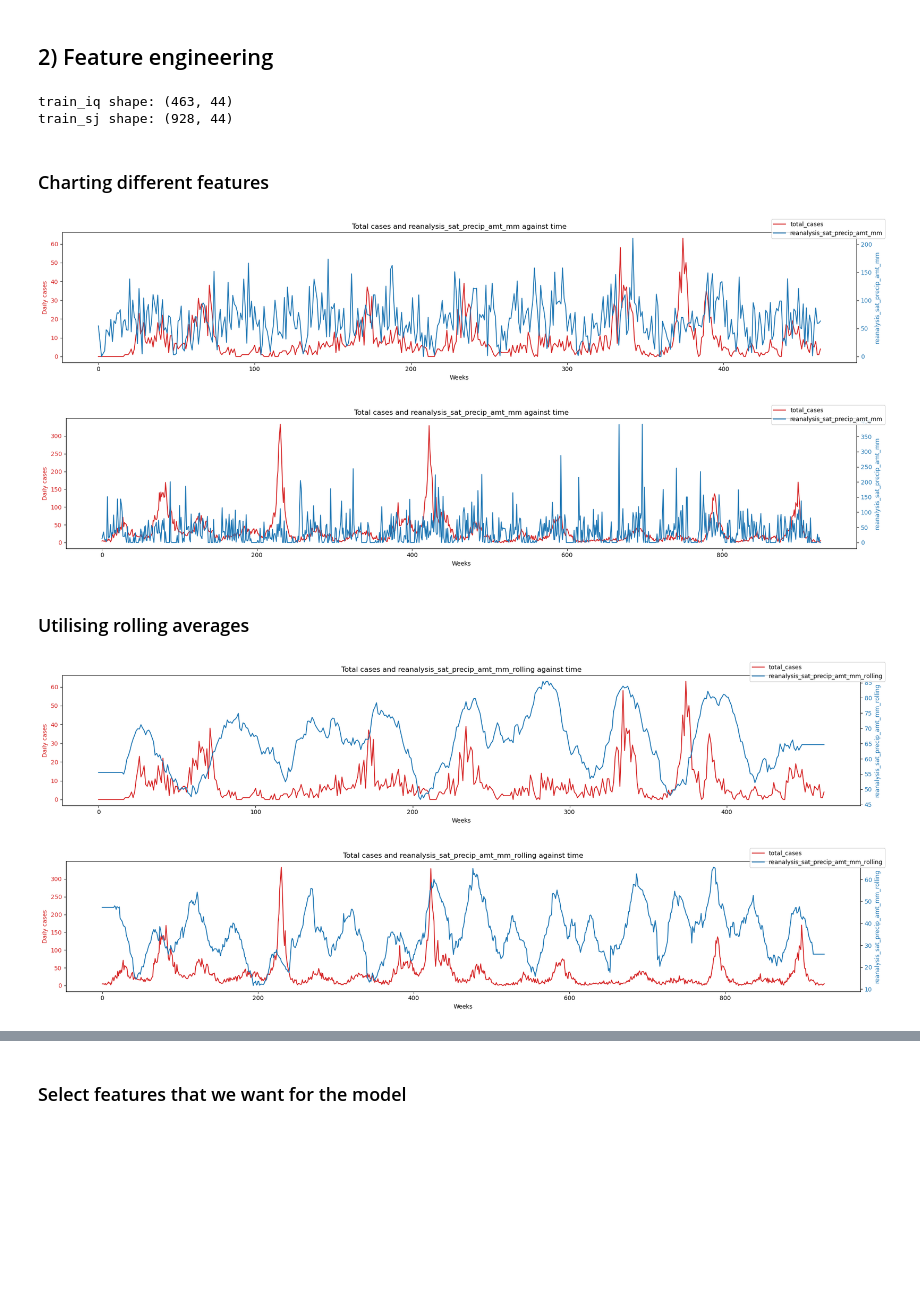
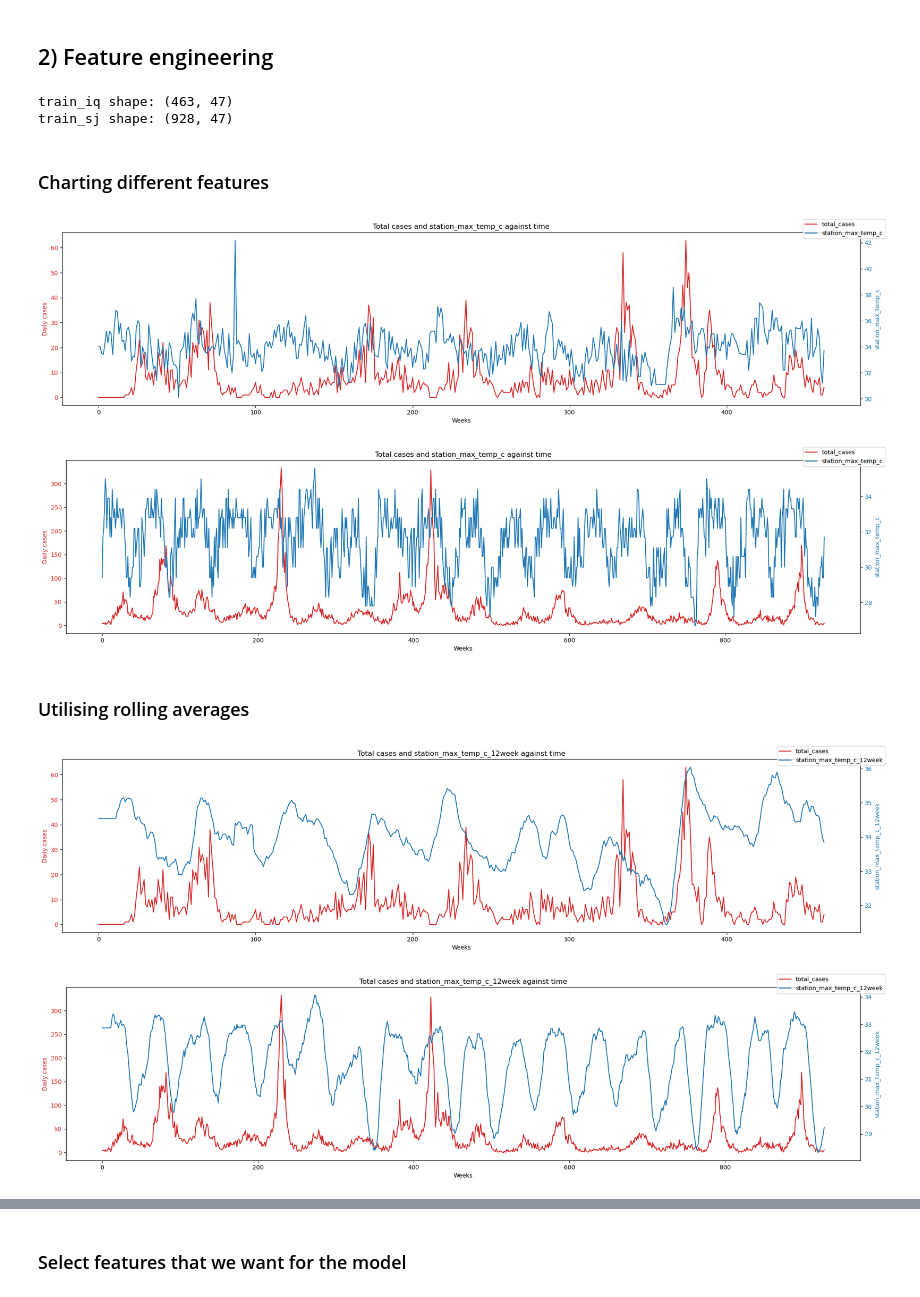
Before and after one commit to chepildev/Compet-DSR-one, a Jupyter notebook: Presentation.ipynb, the cells around one changed output, grey strips where cells are left out. Cells and saved outputs as stored; diff of their text form; code cells hidden in the pictures; blank space fills up the shorter version.

```diff
--- a/Presentation.ipynb
+++ b/Presentation.ipynb
@@ -56,43 +56,43 @@ Xy_sj = fe.cyclical_encode_date(Xy_sj)
 #Xy_sj = fe.shift_features(Xy_sj, periods=1)
 Xy_iq = fe.drop_date(Xy_iq)
 Xy_sj = fe.drop_date(Xy_sj)
-Xy_iq = fe.add_rolling(Xy_iq, 'iq', fillna=True)
-Xy_sj = fe.add_rolling(Xy_sj, 'sj', fillna=True)
+Xy_iq = fe.add_rolling2(Xy_iq, 'iq', fillna=True)
+Xy_sj = fe.add_rolling2(Xy_sj, 'sj', fillna=True)
 
 print(f'train_iq shape: {Xy_iq.shape}')
 print(f'train_sj shape: {Xy_sj.shape}')
 # %% [output]
-train_iq shape: (463, 44)
-train_sj shape: (928, 44)
+train_iq shape: (463, 47)
+train_sj shape: (928, 47)
 # %% [markdown]
 ### Charting different features
 # %%
 data = Xy_iq
 y = Xy_iq['total_cases']
-feature = 'reanalysis_sat_precip_amt_mm'
+feature = 'station_max_temp_c'
 dv.feature_output_chart(data, y, feature, city='iq')
 # %% [output]
-[figure, old version]
+[figure, new version]
 # %%
 data = Xy_sj
 y = Xy_sj['total_cases']
-feature = 'reanalysis_sat_precip_amt_mm'
+feature = 'station_max_temp_c'
 dv.feature_output_chart(data, y, feature, city='sj')
 # %% [output]
-[figure, old version]
+[figure, new version]
 # %% [markdown]
 ### Utilising rolling averages
 # %%
 data = Xy_iq
 y = Xy_iq['total_cases']
-feature = 'reanalysis_sat_precip_amt_mm_rolling'
+feature = 'station_max_temp_c_12week'
 dv.feature_output_chart(data, y, feature, city='iq')
 # %% [output]
-[figure, old version]
+[figure, new version]
 # %%
 data = Xy_sj
 y = Xy_sj['total_cases']
-feature = 'reanalysis_sat_precip_amt_mm_rolling'
+feature = 'station_max_temp_c_12week'
 dv.feature_output_chart(data, y, feature, city='sj')
 # %% [output]
-[figure, old version]
+[figure, new version]
```
Also changed, not shown: parts of 22 cells of this notebook, 1 other file.
